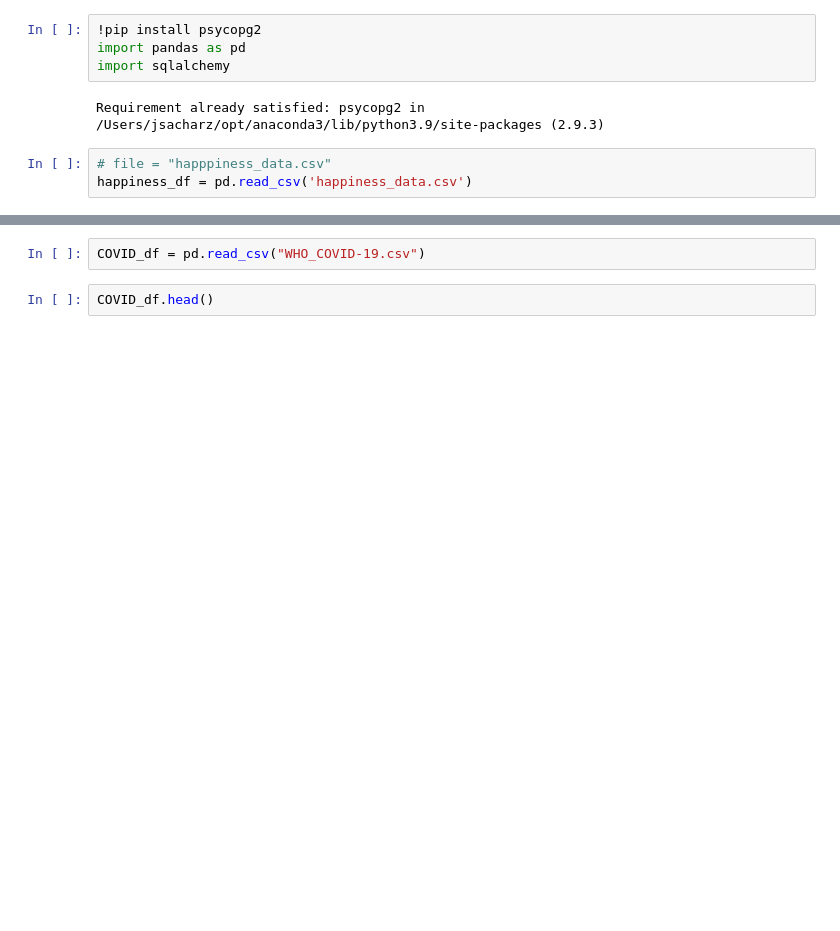
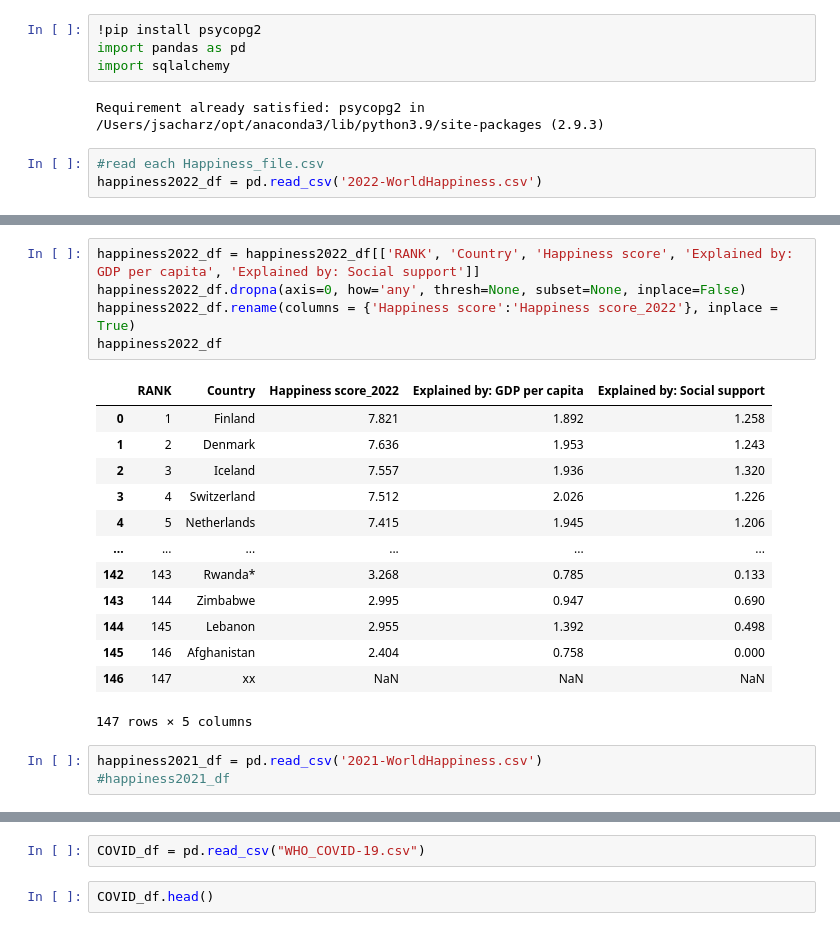
Before and after one commit to PBx0N/HappinessAndCovid, a Jupyter notebook: Transforming_data/transfrom_data_JS.ipynb, the cells around one changed output, grey strips where cells are left out. Saved outputs shown, nothing was run; the diff lists cells and outputs as text; blank space fills up the shorter version.

```diff
--- a/Transforming_data/transfrom_data_JS.ipynb
+++ b/Transforming_data/transfrom_data_JS.ipynb
@@ -5,6 +5,6 @@ import sqlalchemy
 # %% [output]
 Requirement already satisfied: psycopg2 in /Users/jsacharz/opt/anaconda3/lib/python3.9/site-packages (2.9.3)
 # %%
-# file = "happpiness_data.csv"
-happiness_df = pd.read_csv('happiness_data.csv')
+#read each Happiness_file.csv
+happiness2022_df = pd.read_csv('2022-WorldHappiness.csv')
 # %%
@@ -18,0 +28,22 @@ happiness_df.head()
+# %%
+happiness2022_df = happiness2022_df[['RANK', 'Country', 'Happiness score', 'Explained by: GDP per capita', 'Explained by: Social support']]
+happiness2022_df.dropna(axis=0, how='any', thresh=None, subset=None, inplace=False)
+happiness2022_df.rename(columns = {'Happiness score':'Happiness score_2022'}, inplace = True)
+happiness2022_df
+# %% [output]
+|  | RANK | Country | Happiness score_2022 | Explained by: GDP per capita | Explained by: Social support |
+| 0 | 1 | Finland | 7.821 | 1.892 | 1.258 |
+| 1 | 2 | Denmark | 7.636 | 1.953 | 1.243 |
+| 2 | 3 | Iceland | 7.557 | 1.936 | 1.320 |
+| 3 | 4 | Switzerland | 7.512 | 2.026 | 1.226 |
+| 4 | 5 | Netherlands | 7.415 | 1.945 | 1.206 |
+| ... | ... | ... | ... | ... | ... |
+| 142 | 143 | Rwanda* | 3.268 | 0.785 | 0.133 |
+| 143 | 144 | Zimbabwe | 2.995 | 0.947 | 0.690 |
+| 144 | 145 | Lebanon | 2.955 | 1.392 | 0.498 |
+| 145 | 146 | Afghanistan | 2.404 | 0.758 | 0.000 |
+| 146 | 147 | xx | NaN | NaN | NaN |
+147 rows × 5 columns
+# %%
+happiness2021_df = pd.read_csv('2021-WorldHappiness.csv')
+#happiness2021_df
```
Also changed, not shown: parts of 13 cells of this notebook, 5 other files.
